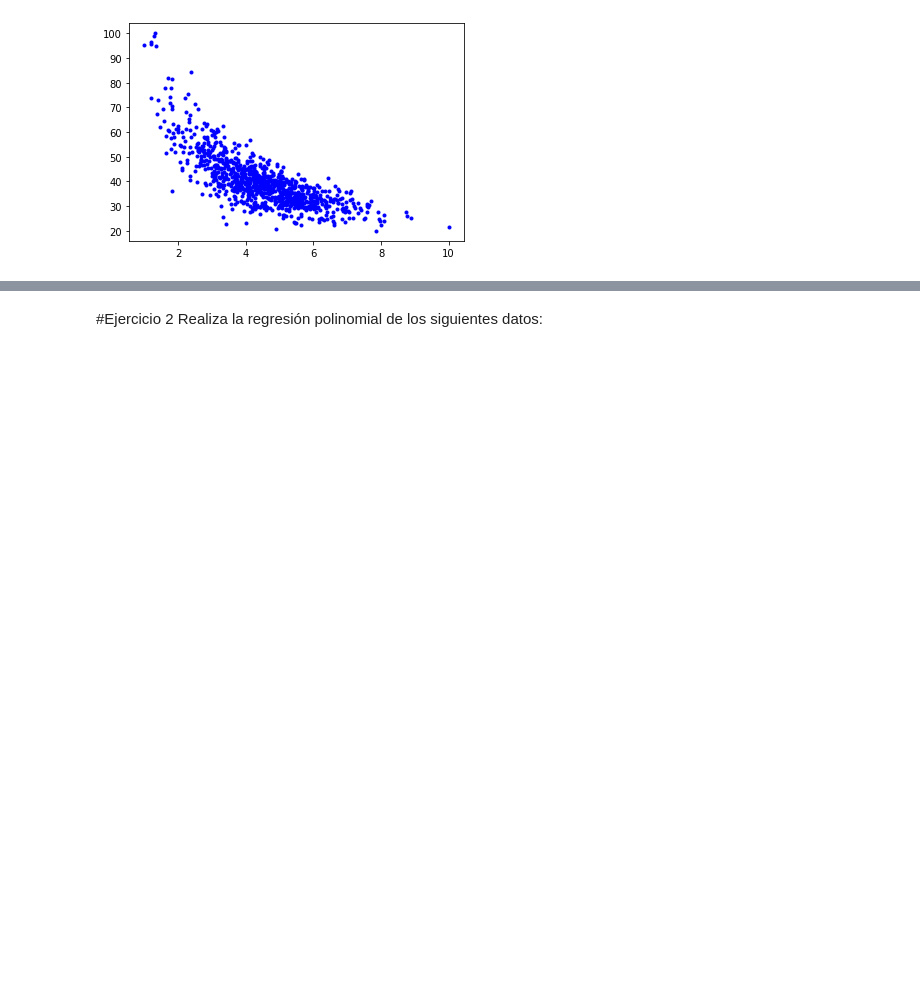
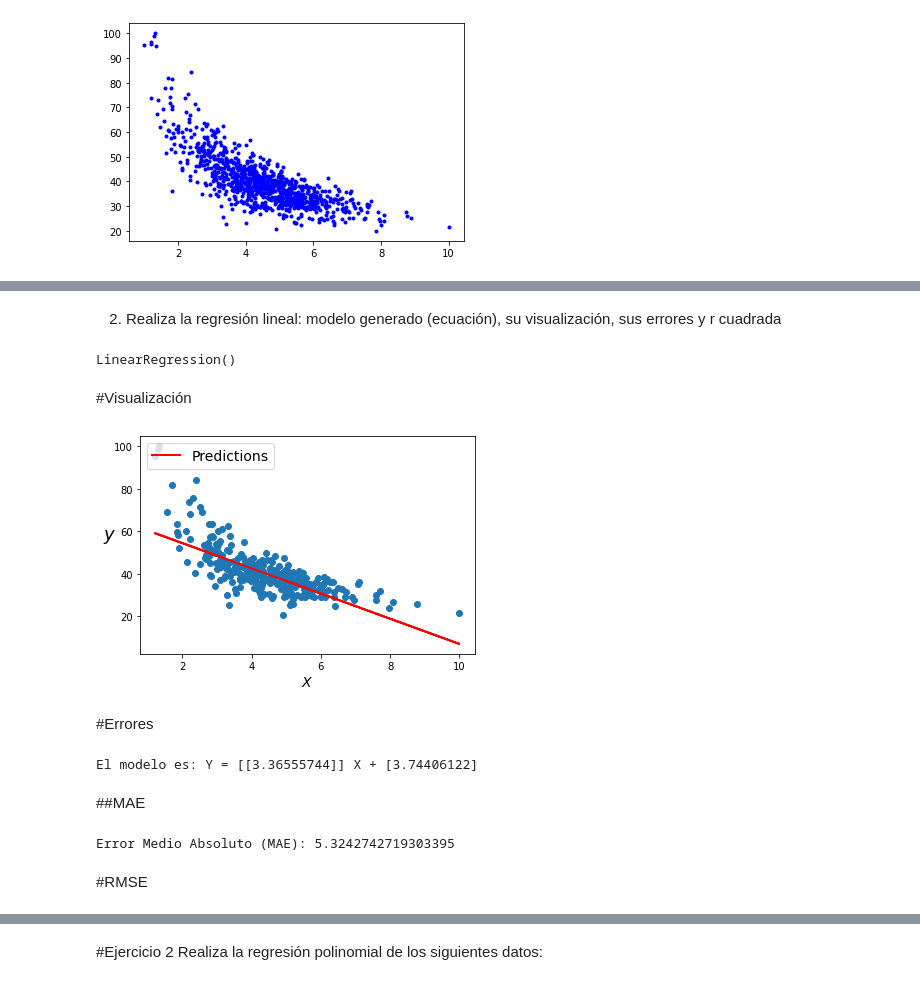
Before and after one commit to PosgradoMNA/actividades-de-aprendizaje-VazquezTadeoAndrea, a Jupyter notebook: Actividad7_TecMty_Regresion_lineal_polinomial.ipynb, the cells around one changed output, grey strips where cells are left out. Saved outputs shown, nothing was run; the diff lists cells and outputs as text; code cells hidden in the pictures; blank space fills up the shorter version.

```diff
--- a/Actividad7_TecMty_Regresion_lineal_polinomial.ipynb
+++ b/Actividad7_TecMty_Regresion_lineal_polinomial.ipynb
@@ -317,0 +308,8 @@ NameError: ignored
+# %%
+#Partición de los datos 80% datos determinados
+from sklearn.linear_model import LinearRegression
+
+random_state_RL = 3
+X_train, X_test, y_train, y_test = train_test_split(X, y, train_size = 0.7, random_state = random_state_RL)
+list_mae = []
+list_r2 = []
@@ -317,0 +333,43 @@ NameError: ignored
+# %% [markdown]
+2. Realiza la regresión lineal: modelo generado (ecuación), su visualización, sus errores y r cuadrada
+# %%
+# Creación del modelo
+df_LR = LinearRegression(fit_intercept=True)
+df_LR.fit(X = X_train, y = y_train)
+# %% [output]
+LinearRegression()
+# %% [markdown]
+#Visualización
+# %%
+# construct best fit line
+X_RL = np.linspace(0, 10, 100)
+y_RL = df_LR.predict(X_test)
+
+plt.scatter(X_test, y_test)
+plt.plot(X_test, y_RL, "r-", linewidth=2, label="Predictions")
+plt.xlabel("$X$", fontsize=14)
+plt.ylabel("$y$", rotation=0, fontsize=18)
+plt.legend(loc="upper left", fontsize=14);
+# %% [output]
+[figure, added]
+# %% [markdown]
+#Errores
+# %%
+#Ecuación
+linear_reg.coef_, linear_reg.intercept_
+print('El modelo es: Y =', linear_reg.coef_,'X +', linear_reg.intercept_)
+# %% [output]
+El modelo es: Y = [[3.36555744]] X + [3.74406122]
+# %% [markdown]
+##MAE
+# %%
+from sklearn import metrics
+
+mae_RL = metrics.mean_absolute_error(y_test, y_RL)
+list_mae.append(mae_RL)
+
+print('Error Medio Absoluto (MAE):', metrics.mean_absolute_error(y_test, y_RL))
+# %% [output]
+Error Medio Absoluto (MAE): 5.3242742719303395
+# %% [markdown]
+#RMSE
```
Also changed, not shown: parts of 26 cells of this notebook.
